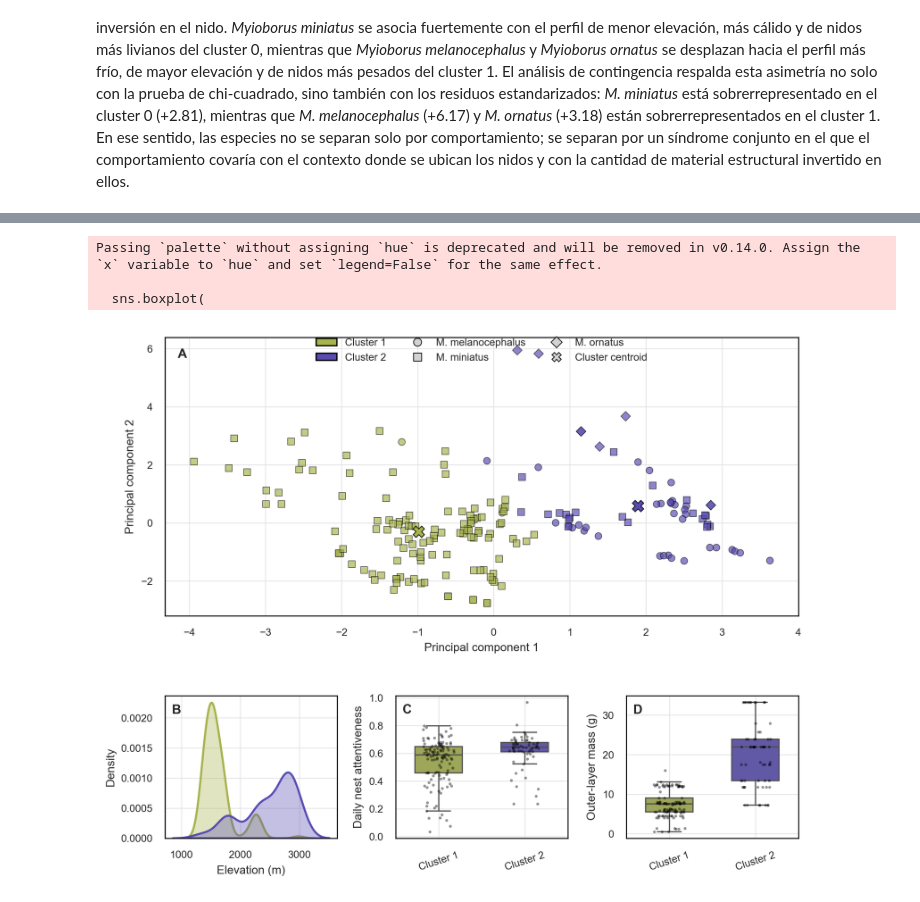
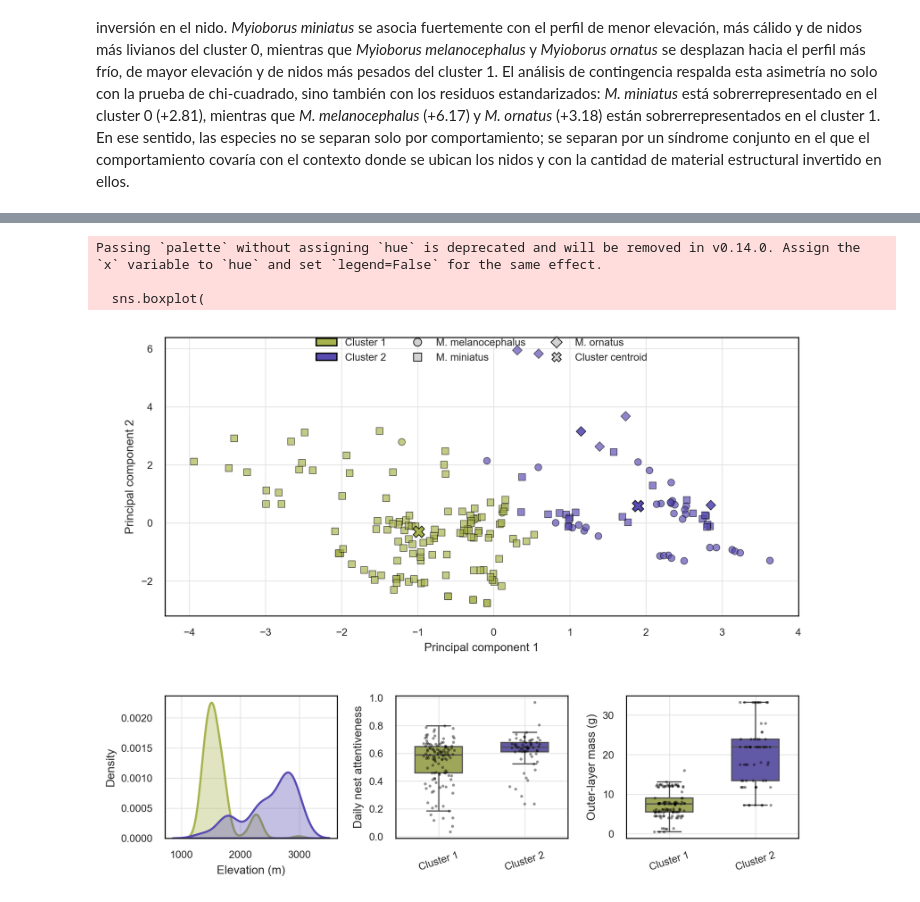
Before and after one commit to jorgelizarazo94/Myiborus_nests, a Jupyter notebook: Supplementary_2.ipynb, the cells around one changed output, grey strips where cells are left out. Saved outputs shown, nothing was run; the diff lists cells and outputs as text; code cells hidden in the pictures.

```diff
--- a/Supplementary_2.ipynb
+++ b/Supplementary_2.ipynb
@@ -2262,7 +2262,7 @@ for cluster_id in cluster_order:
 
 ax_pca.set_xlabel("Principal component 1", fontsize=label_fontsize)
 ax_pca.set_ylabel("Principal component 2", fontsize=label_fontsize)
-ax_pca.text(0.02, 0.96, "A", transform=ax_pca.transAxes, fontsize=panel_fontsize, fontweight="bold", va="top")
+ax_pca.text(0.02, 0.96, "", transform=ax_pca.transAxes, fontsize=panel_fontsize, fontweight="bold", va="top")
 
 legend_elements = []
 for cluster_id in cluster_order:
@@ -2302,7 +2302,7 @@ for cluster_id in cluster_order:
 
 ax_hist.set_xlabel("Elevation (m)", fontsize=label_fontsize)
 ax_hist.set_ylabel("Density", fontsize=label_fontsize)
-ax_hist.text(0.04, 0.94, "B", transform=ax_hist.transAxes, fontsize=panel_fontsize, fontweight="bold", va="top")
+ax_hist.text(0.04, 0.94, "", transform=ax_hist.transAxes, fontsize=panel_fontsize, fontweight="bold", va="top")
 
 sns.boxplot(
     data=df_plot,
@@ -2321,38 +2321,38 @@ sns.boxplot(
 sns.stripplot(data=df_plot, x="cluster_label", y="nest_attentiveness_day", order=[cluster_labels[c] for c in cluster_order], color="black", size=2.2, alpha=0.42, jitter=0.18, ax=ax_att)
 ax_att.set_xlabel("")
 ax_att.set_ylabel("Daily nest attentiveness", fontsize=label_fontsize)
-ax_att.text(0.04, 0.94, "C", transform=ax_att.transAxes, fontsize=panel_fontsize, fontweight="bold", va="top")
+ax_att.text(0.04, 0.94, "", transform=ax_att.transAxes, fontsize=panel_fontsize, fontweight="bold", va="top")
 
 sns.boxplot(
     data=df_plot,
     x="cluster_label",
     y="Capa_1_g",
     order=[cluster_labels[c] for c in cluster_order],
     palette={cluster_labels[c]: cluster_palette[c] for c in cluster_order},
     width=0.55,
     showfliers=False,
     linewidth=0.9,
     ax=ax_capa,
 )
 sns.stripplot(data=df_plot, x="cluster_label", y="Capa_1_g", order=[cluster_labels[c] for c in cluster_order], color="black", size=2.2, alpha=0.42, jitter=0.18, ax=ax_capa)
 ax_capa.set_xlabel("")
 ax_capa.set_ylabel("Outer-layer mass (g)", fontsize=label_fontsize)
-ax_capa.text(0.04, 0.94, "D", transform=ax_capa.transAxes, fontsize=panel_fontsize, fontweight="bold", va="top")
+ax_capa.text(0.04, 0.94, "", transform=ax_capa.transAxes, fontsize=panel_fontsize, fontweight="bold", va="top")
 
 for ax in [ax_pca, ax_hist, ax_att, ax_capa]:
     ax.tick_params(axis="both", labelsize=tick_fontsize)
     ax.grid(True, color=grid_color, linewidth=0.6)
     for spine in ax.spines.values():
         spine.set_color("black")
         spine.set_linewidth(0.8)
 
 for ax in [ax_att, ax_capa]:
     ax.tick_params(axis="x", rotation=18)
 
 plt.savefig("Figures/cluster_pca_elevation_attentiveness_capa1_combined.png", dpi=300, facecolor=paper_facecolor, bbox_inches="tight")
 plt.show()
 # %% [output]
 Passing `palette` without assigning `hue` is deprecated and will be removed in v0.14.0. Assign the `x` variable to `hue` and set `legend=False` for the same effect.
 
   sns.boxplot(
-[figure, old version]
+[figure, new version]
```
Also changed, not shown: 8 other files.
